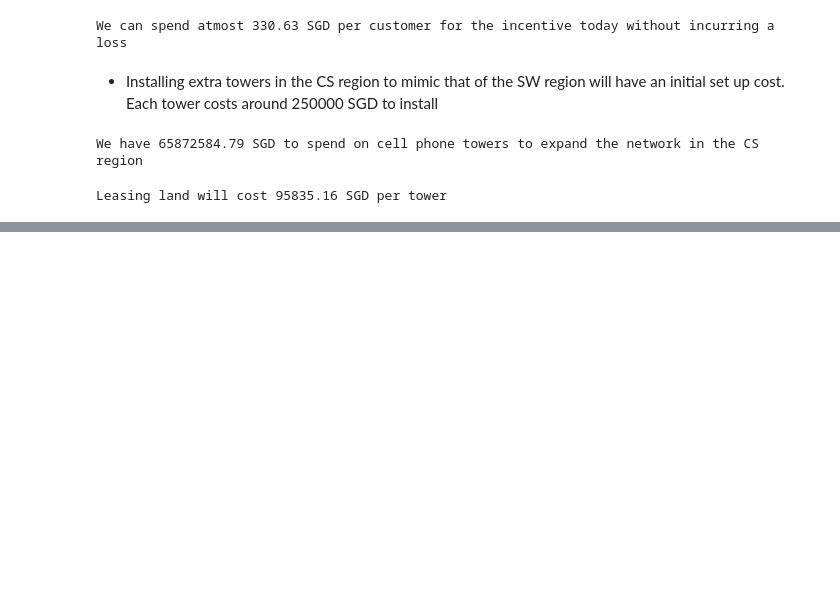
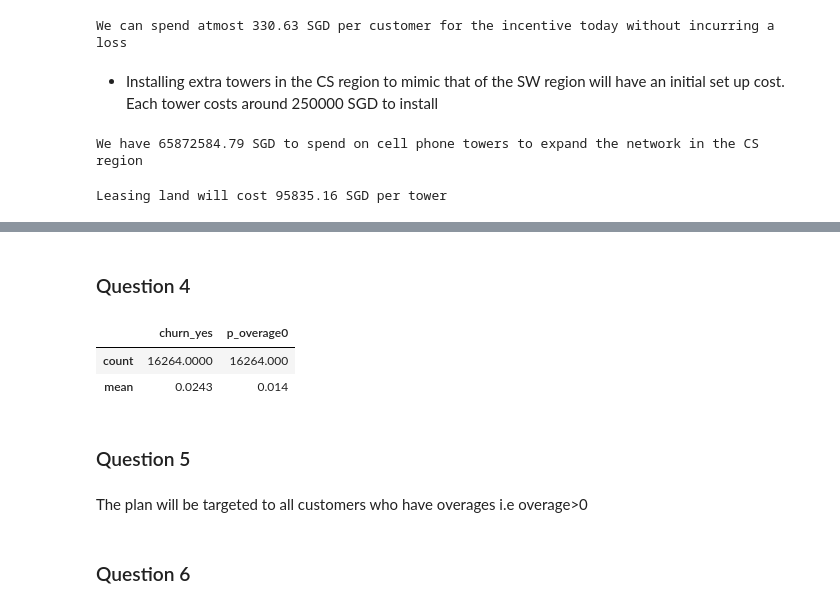
Before and after one commit to deeptarka96/Churn-Prediction-Analysis, a Jupyter notebook: s-mobile.ipynb, the cells around one changed output, grey strips where cells are left out. Drawn from its saved outputs; the diff is of its cells as text; code cells hidden in the pictures; blank space fills up the shorter version.

Commit message:
Plan 3 added

```diff
--- a/s-mobile.ipynb
+++ b/s-mobile.ipynb
@@ -954,0 +1013,20 @@ Leasing land will cost 95835.16 SGD per tower
+# %% [markdown]
+### Question 4
+# %%
+# impact of eliminating overage on churn probability
+smobile_rep = s_mobile.query("representative == 1").copy()
+smobile_rep["p_overage0"] = lr_c.predict(s_mobile[s_mobile.representative == 1].assign(overage=0))
+comparison= smobile_rep.loc[smobile_rep.overage > 0, ["churn_yes", "p_overage0"]].agg(
+    ["count", "mean"]
+).round(4)
+comparison
+# %% [output]
+|  | churn_yes | p_overage0 |
+| count | 16264.0000 | 16264.000 |
+| mean | 0.0243 | 0.014 |
+# %% [markdown]
+### Question 5
+# %% [markdown]
+The plan will be targeted to all customers who have overages i.e overage>0
+# %% [markdown]
+### Question 6
```
Also changed, not shown: parts of 16 cells of this notebook.
